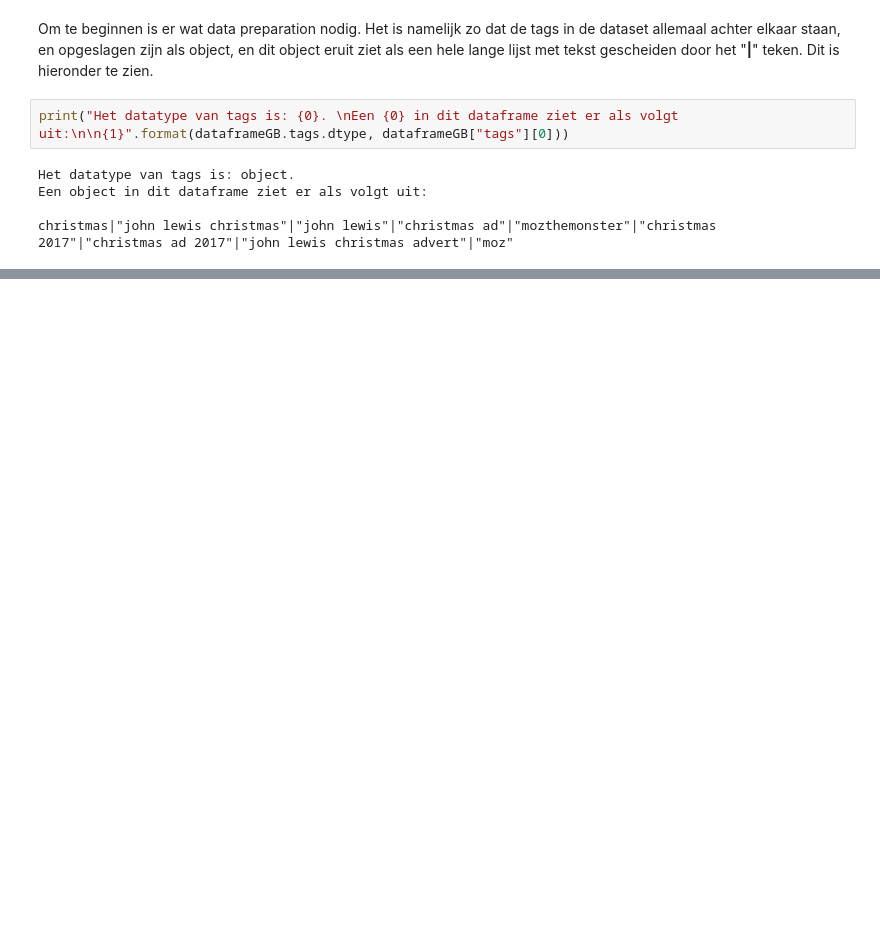
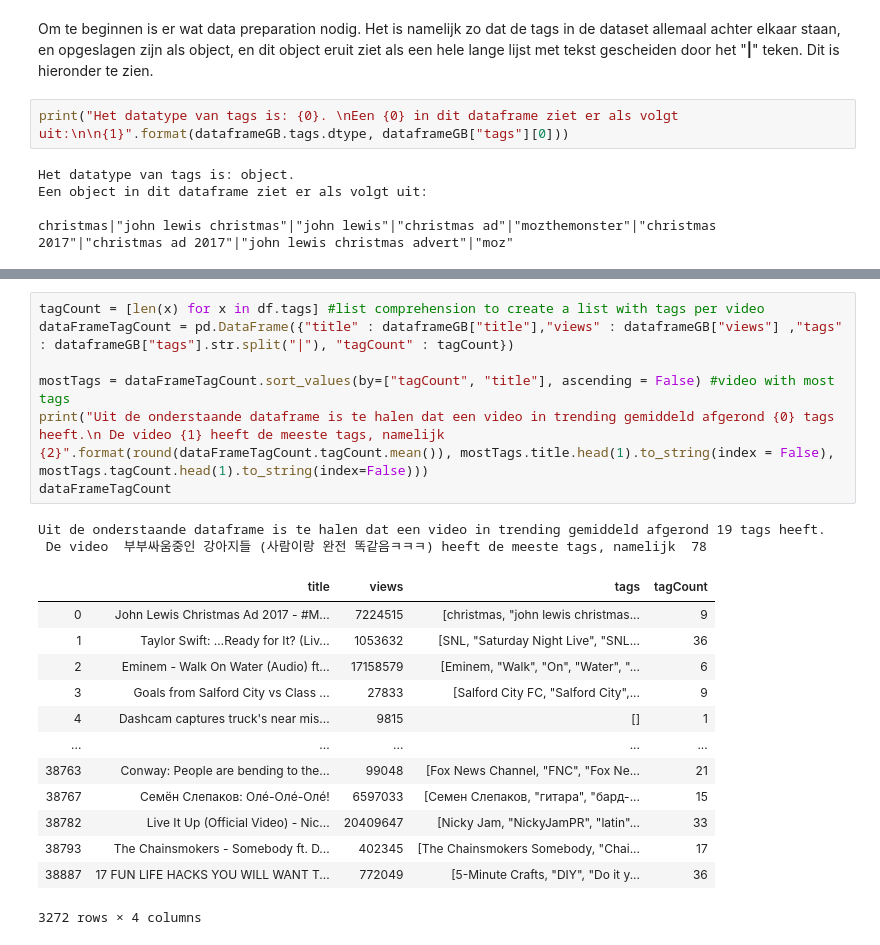
Before and after one commit to WoltervanDonk/Challenge2, a Jupyter notebook: src/YoutubeTrendingNotebook.ipynb, the cells around one changed output, grey strips where cells are left out. Drawn from its saved outputs; the diff is of its cells as text; blank space fills up the shorter version.

```diff
--- a/src/YoutubeTrendingNotebook.ipynb
+++ b/src/YoutubeTrendingNotebook.ipynb
@@ -78,0 +84,23 @@ dataframeGB
+# %%
+tagCount = [len(x) for x in df.tags] #list comprehension to create a list with tags per video
+dataFrameTagCount = pd.DataFrame({"title" : dataframeGB["title"],"views" : dataframeGB["views"] ,"tags" : dataframeGB["tags"].str.split("|"), "tagCount" : tagCount})
+
+mostTags = dataFrameTagCount.sort_values(by=["tagCount", "title"], ascending = False) #video with most tags
+print("Uit de onderstaande dataframe is te halen dat een video in trending gemiddeld afgerond {0} tags heeft.\n De video {1} heeft de meeste tags, namelijk {2}".format(round(dataFrameTagCount.tagCount.mean()), mostTags.title.head(1).to_string(index = False), mostTags.tagCount.head(1).to_string(index=False)))
+dataFrameTagCount
+# %% [output]
+Uit de onderstaande dataframe is te halen dat een video in trending gemiddeld afgerond 19 tags heeft.
+ De video  부부싸움중인 강아지들 (사람이랑 완전 똑같음ㅋㅋㅋ) heeft de meeste tags, namelijk  78
+|  | title | views | tags | tagCount |
+| 0 | John Lewis Christmas Ad 2017 - #M... | 7224515 | [christmas, "john lewis christmas... | 9 |
+| 1 | Taylor Swift: …Ready for It? (Liv... | 1053632 | [SNL, "Saturday Night Live", "SNL... | 36 |
+| 2 | Eminem - Walk On Water (Audio) ft... | 17158579 | [Eminem, "Walk", "On", "Water", "... | 6 |
+| 3 | Goals from Salford City vs Class ... | 27833 | [Salford City FC, "Salford City",... | 9 |
+| 4 | Dashcam captures truck's near mis... | 9815 | [] | 1 |
+| ... | ... | ... | ... | ... |
+| 38763 | Conway: People are bending to the... | 99048 | [Fox News Channel, "FNC", "Fox Ne... | 21 |
+| 38767 | Семён Слепаков: Олé-Олé-Олé! | 6597033 | [Семен Слепаков, "гитара", "бард-... | 15 |
+| 38782 | Live It Up (Official Video) - Nic... | 20409647 | [Nicky Jam, "NickyJamPR", "latin"... | 33 |
+| 38793 | The Chainsmokers - Somebody ft. D... | 402345 | [The Chainsmokers Somebody, "Chai... | 17 |
+| 38887 | 17 FUN LIFE HACKS YOU WILL WANT T... | 772049 | [5-Minute Crafts, "DIY", "Do it y... | 36 |
+3272 rows × 4 columns
```
Also changed, not shown: parts of 12 cells of this notebook.
